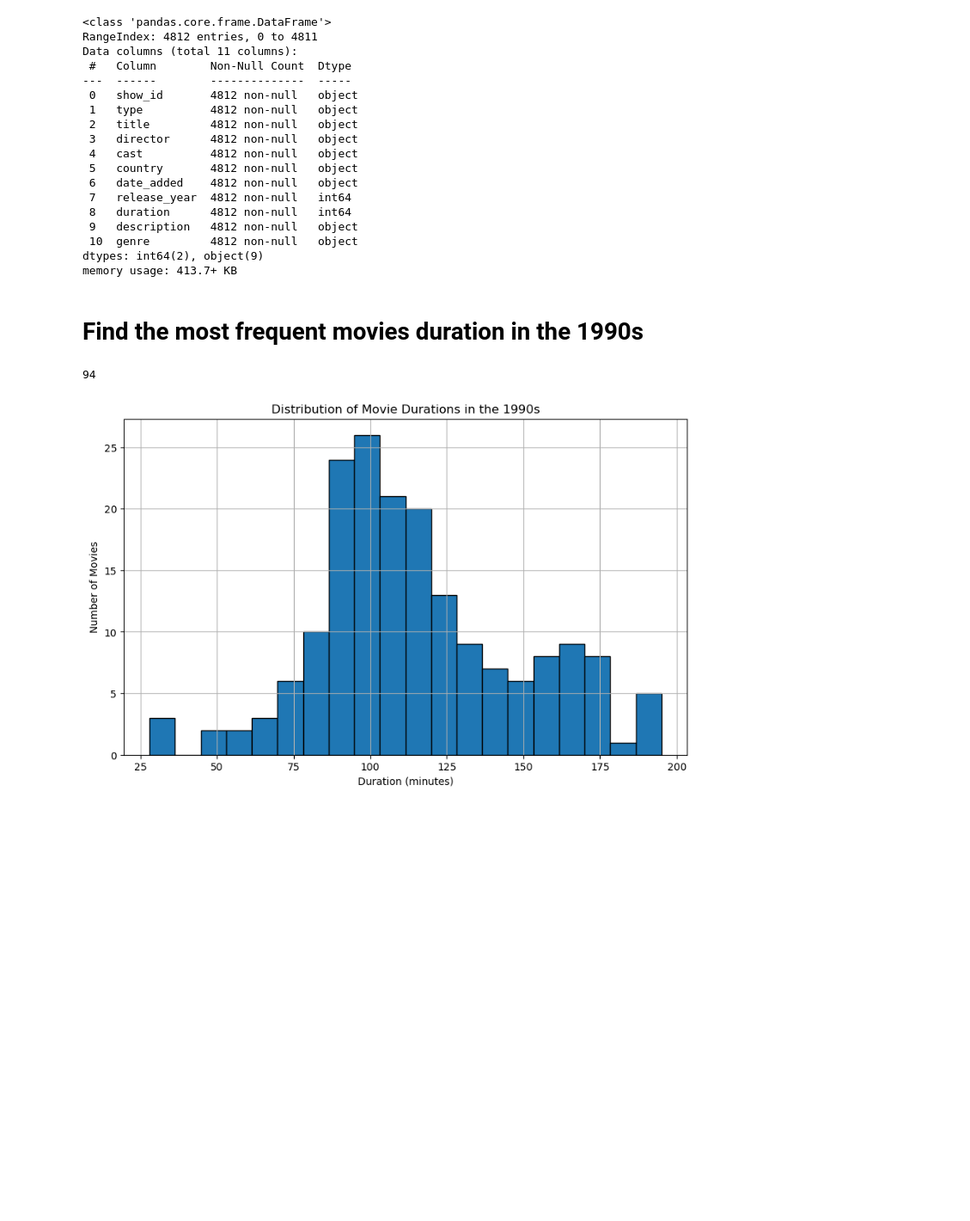
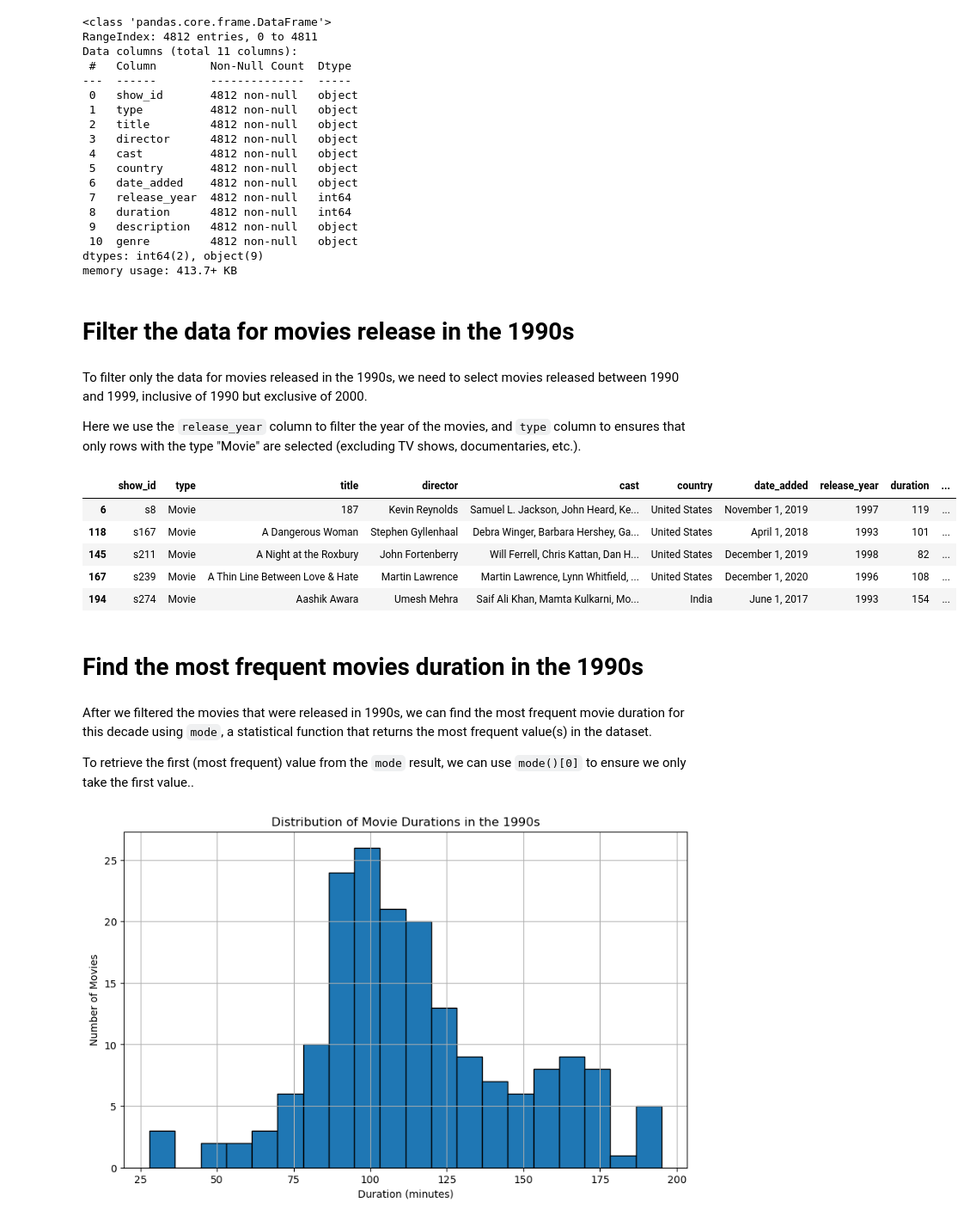
Before and after one commit to azizp128/data-science-projects, a Jupyter notebook: investigating-netflix-movies/notebook.ipynb, the cells around one changed output. Shown at 86% size. Saved outputs shown, nothing was run; the diff lists cells and outputs as text; code cells hidden in the pictures; blank space fills up the shorter version.

```diff
--- a/investigating-netflix-movies/notebook.ipynb
+++ b/investigating-netflix-movies/notebook.ipynb
@@ -37,6 +37,28 @@ Data columns (total 11 columns):
  10  genre         4812 non-null   object
 dtypes: int64(2), object(9)
 memory usage: 413.7+ KB
+# %% [markdown]
+# Filter the data for movies release in the 1990s
+# %% [markdown]
+To filter only the data for movies released in the 1990s, we need to select movies released between 1990 and 1999, inclusive of 1990 but exclusive of 2000.
+
+Here we use the `release_year` column to filter the year of the movies, and `type` column to ensures that only rows with the type "Movie" are selected (excluding TV shows, documentaries, etc.).
+# %%
+# Filter the DataFrame for movies released in the 1990s
+movies_90s = netflix_df[(netflix_df['release_year'] >= 1990) & (netflix_df['release_year'] < 2000) & (netflix_df['type'] == 'Movie')]
+
+movies_90s.head()
+# %% [output]
+|  | show_id | type | title | director | cast | country | date_added | release_year | duration | ... |
+| 6 | s8 | Movie | 187 | Kevin Reynolds | Samuel L. Jackson, John Heard, Ke... | United States | November 1, 2019 | 1997 | 119 | ... |
+| 118 | s167 | Movie | A Dangerous Woman | Stephen Gyllenhaal | Debra Winger, Barbara Hershey, Ga... | United States | April 1, 2018 | 1993 | 101 | ... |
+| 145 | s211 | Movie | A Night at the Roxbury | John Fortenberry | Will Ferrell, Chris Kattan, Dan H... | United States | December 1, 2019 | 1998 | 82 | ... |
+| 167 | s239 | Movie | A Thin Line Between Love & Hate | Martin Lawrence | Martin Lawrence, Lynn Whitfield, ... | United States | December 1, 2020 | 1996 | 108 | ... |
+| 194 | s274 | Movie | Aashik Awara | Umesh Mehra | Saif Ali Khan, Mamta Kulkarni, Mo... | India | June 1, 2017 | 1993 | 154 | ... |
 # %% [markdown]
 # Find the most frequent movies duration in the 1990s
+# %% [markdown]
+After we filtered the movies that were released in 1990s, we can find the most frequent movie duration for this decade using `mode`, a statistical function that returns the most frequent value(s) in the dataset.
+
+To retrieve the first (most frequent) value from the `mode` result, we can use `mode()[0]` to ensure we only take the first value..
 # %%
@@ -48,8 +67,4 @@ most_frequent_duration = movies_90s['duration'].mode()[0]
 
 # Save the result as an integer called duration
 duration = int(most_frequent_duration)
-# %%
-print(duration)
-# %% [output]
-94
 # %%
```
Also changed, not shown: parts of 6 cells of this notebook, 2 other files.
